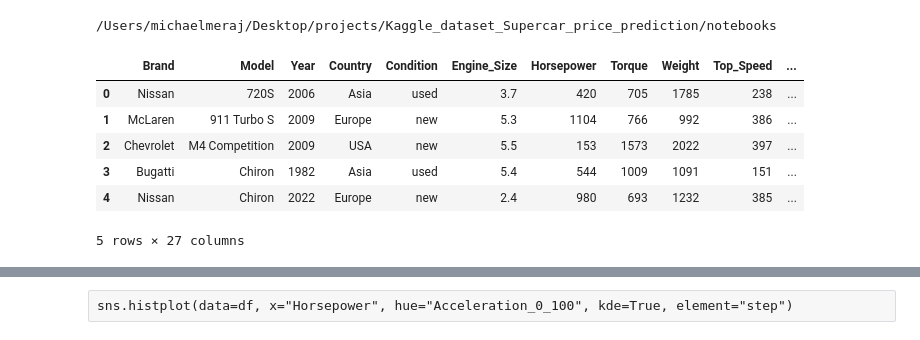
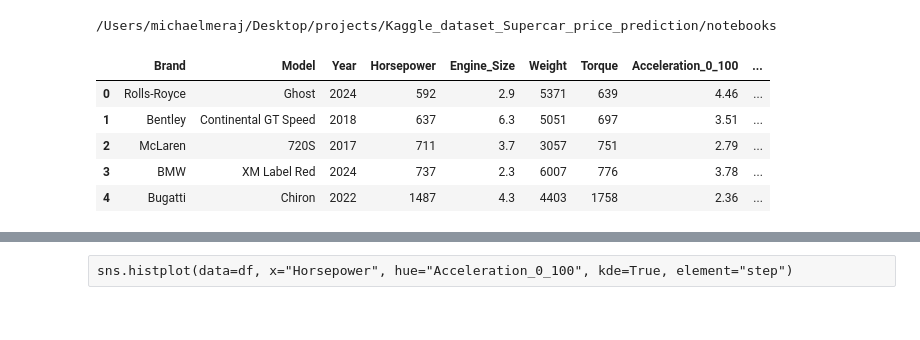
Before and after one commit to ShokrollahMichaelMeraj/Kaggle_dataset_Supercar_price_prediction, a Jupyter notebook: notebooks/01_exploration.ipynb, the cells around one changed output, grey strips where cells are left out. Saved outputs shown, nothing was run; the diff lists cells and outputs as text; code cells hidden in the pictures.

```diff
--- a/notebooks/01_exploration.ipynb
+++ b/notebooks/01_exploration.ipynb
@@ -14,13 +14,12 @@ print(os.getcwd())
 # pd.set_option('display.max_columns', None)
 # sns.set(style="whitegrid")
 # %%
-df = pd.read_csv('../data/raw/Elite_Sports_Cars_in_Data.csv')
+df = pd.read_csv('../data/raw/5000_car_dataset_TRANSMISSION_FIXED_FINAL.csv')
 df.head()
 # %% [output]
-|  | Brand | Model | Year | Country | Condition | Engine_Size | Horsepower | Torque | Weight | Top_Speed | ... |
-| 0 | Nissan | 720S | 2006 | Asia | used | 3.7 | 420 | 705 | 1785 | 238 | ... |
-| 1 | McLaren | 911 Turbo S | 2009 | Europe | new | 5.3 | 1104 | 766 | 992 | 386 | ... |
-| 2 | Chevrolet | M4 Competition | 2009 | USA | new | 5.5 | 153 | 1573 | 2022 | 397 | ... |
-| 3 | Bugatti | Chiron | 1982 | Asia | used | 5.4 | 544 | 1009 | 1091 | 151 | ... |
-| 4 | Nissan | Chiron | 2022 | Europe | new | 2.4 | 980 | 693 | 1232 | 385 | ... |
+|  | Brand | Model | Year | Horsepower | Engine_Size | Weight | Torque | Acceleration_0_100 | ... |
+| 0 | Rolls-Royce | Ghost | 2024 | 592 | 2.9 | 5371 | 639 | 4.46 | ... |
+| 1 | Bentley | Continental GT Speed | 2018 | 637 | 6.3 | 5051 | 697 | 3.51 | ... |
+| 2 | McLaren | 720S | 2017 | 711 | 3.7 | 3057 | 751 | 2.79 | ... |
+| 3 | BMW | XM Label Red | 2024 | 737 | 2.3 | 6007 | 776 | 3.78 | ... |
+| 4 | Bugatti | Chiron | 2022 | 1487 | 4.3 | 4403 | 1758 | 2.36 | ... |
-5 rows × 27 columns
```
Also changed, not shown: parts of 29 cells of this notebook, 5 other files.
